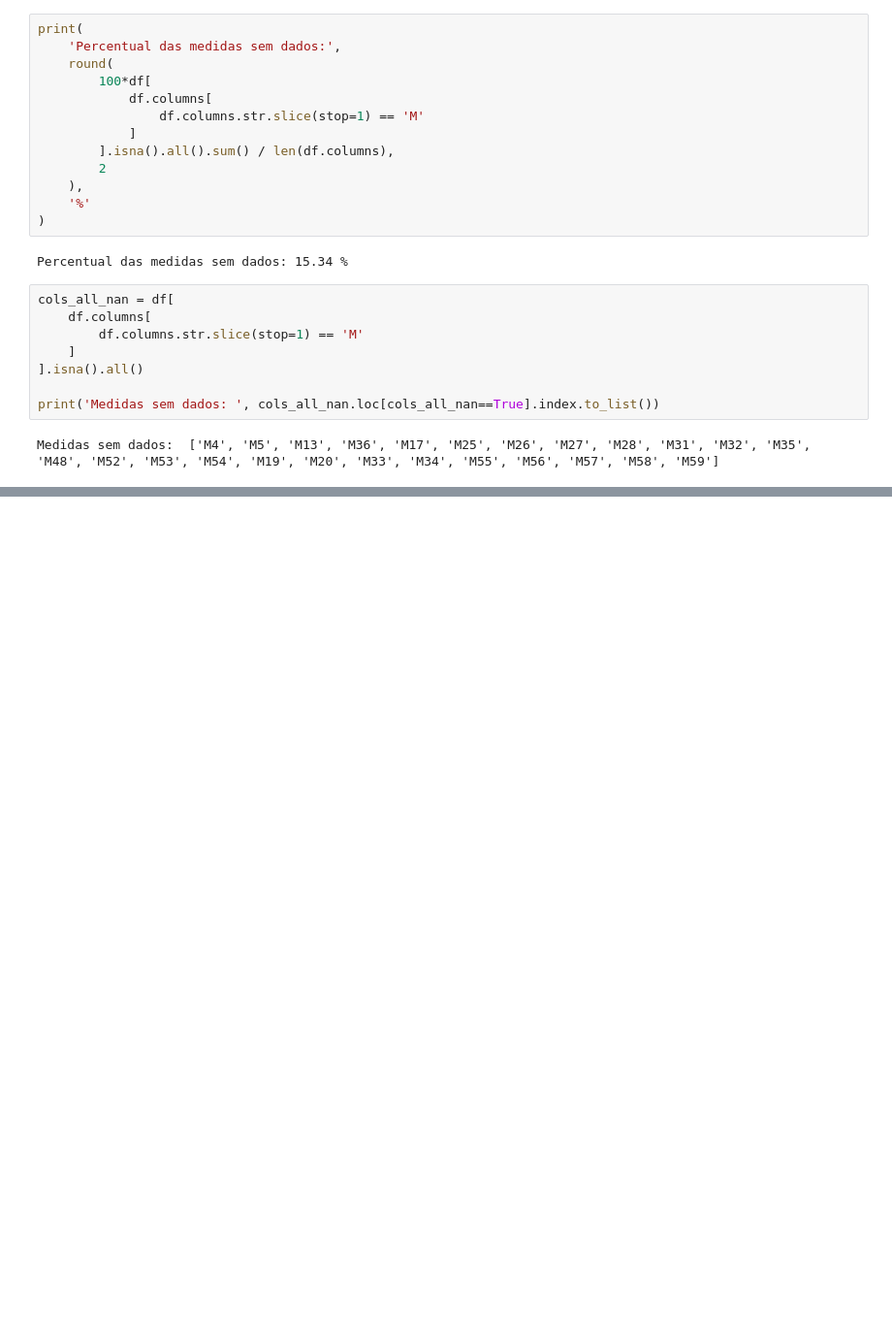
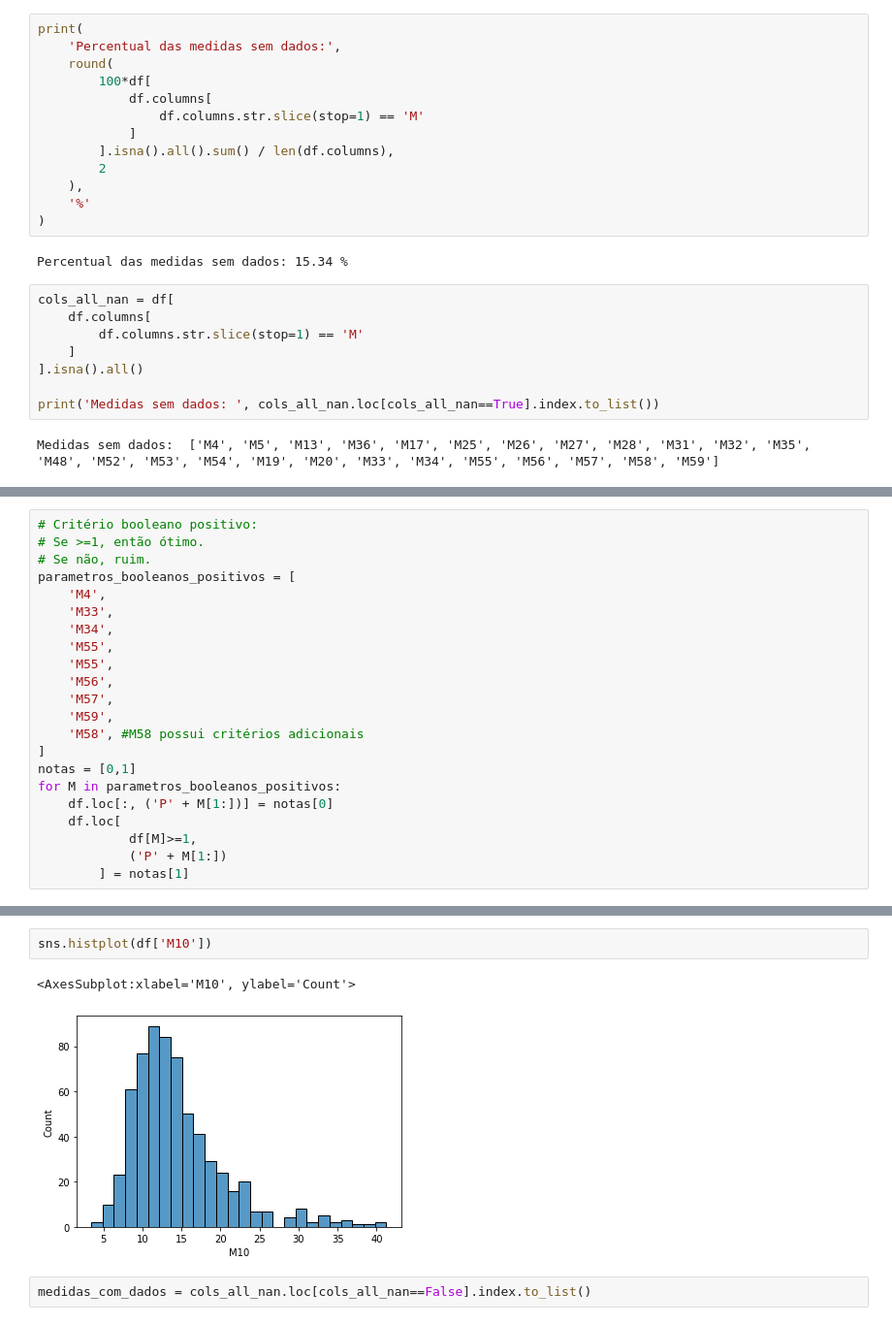
Before and after one commit to ricardormotta/food_and_nutrition_security_analysis, a Jupyter notebook: Untitled.ipynb, the cells around one changed output, grey strips where cells are left out. Shown at 97% size. Cells and saved outputs as stored; diff of their text form; blank space fills up the shorter version.

```diff
--- a/Untitled.ipynb
+++ b/Untitled.ipynb
@@ -192,0 +325,22 @@ parametros_quartis = [
+# %%
+# Critério booleano positivo:
+# Se >=1, então ótimo.
+# Se não, ruim.
+parametros_booleanos_positivos = [
+    'M4',
+    'M33',
+    'M34',
+    'M55',
+    'M55',
+    'M56',
+    'M57',
+    'M59',
+    'M58', #M58 possui critérios adicionais
+]
+notas = [0,1]
+for M in parametros_booleanos_positivos:
+    df.loc[:, ('P' + M[1:])] = notas[0]
+    df.loc[
+            df[M]>=1,
+            ('P' + M[1:])
+        ] = notas[1]
@@ -192,0 +404,7 @@ parametros_quartis = [
+# %%
+sns.histplot(df['M10'])
+# %% [output]
+<AxesSubplot:xlabel='M10', ylabel='Count'>
+[figure, added]
+# %%
+medidas_com_dados = cols_all_nan.loc[cols_all_nan==False].index.to_list()
```
Also changed, not shown: parts of 16 cells of this notebook, 3 other files.
